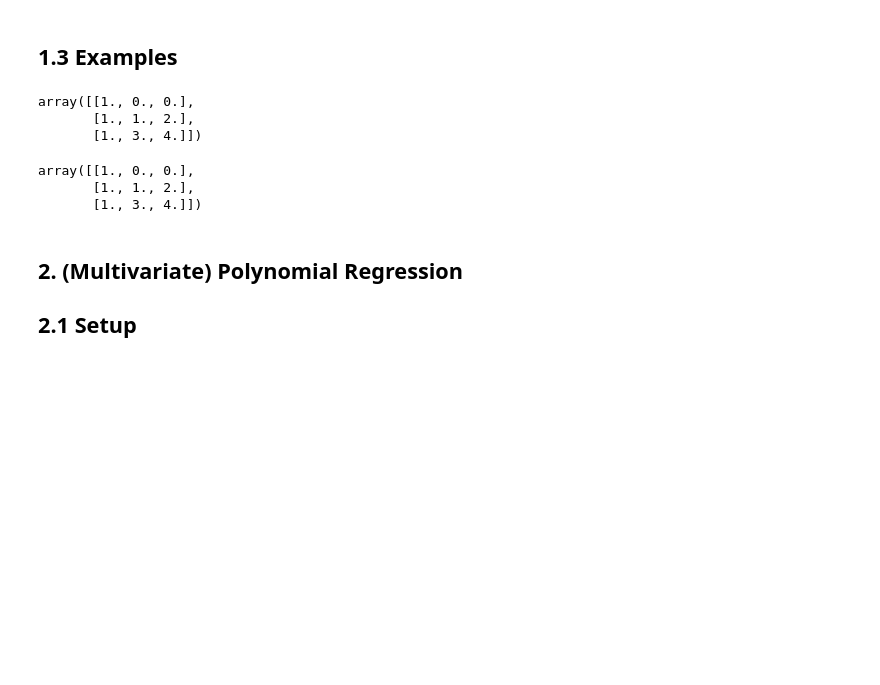
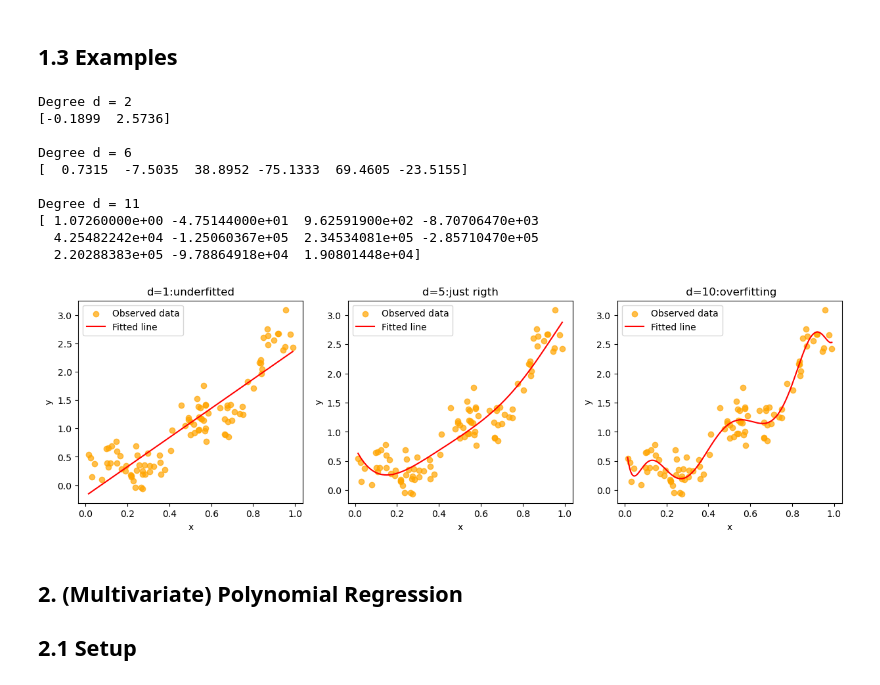
Before and after one commit to jci02/Machine-Learning-Theory, a Jupyter notebook: 1.Supervised Learning/1.Regression/3.(Multivariate) Polynomial Regression/(Multivariate) Polynomial Regression.ipynb, the cells around one changed output. Drawn from its saved outputs; the diff is of its cells as text; code cells hidden in the pictures; blank space fills up the shorter version.

```diff
--- a/1.Supervised Learning/1.Regression/3.(Multivariate) Polynomial Regression/(Multivariate) Polynomial Regression.ipynb
+++ b/1.Supervised Learning/1.Regression/3.(Multivariate) Polynomial Regression/(Multivariate) Polynomial Regression.ipynb
@@ -260,18 +387,54 @@ def Phi(x, d):
 # %% [markdown]
 <a class="anchor" id="example"></a>
 ## 1.3 Examples
-# %%
-np.c_[np.ones(3),np.array([[0,0],[1,2],[3,4]])]
-# %% [output]
-array([[1., 0., 0.],
-       [1., 1., 2.],
-       [1., 3., 4.]])
-# %%
-np.column_stack([np.ones(3),np.array([[0,0],[1,2],[3,4]])])
-# %% [output]
-array([[1., 0., 0.],
-       [1., 1., 2.],
-       [1., 3., 4.]])
+# %%
+# sample data
+x,y = poly_sample(np.array([0.2,0.5,2]),noise_std=0.20)
+
+theta_hist=[] # history of estimated thetas
+
+fig, axes = plt.subplots(nrows=1, ncols=3, figsize=(15,4))
+
+# iterate over axes and avoid axes[...]
+for ax,i,title in zip(axes, [2,6,11], ["d=1:underfitted", "d=5:just rigth", " d=10:overfitting"]):
+
+    # fit model
+    theta_hat = poly_reg(x, y, i)
+
+    theta_hist.append(theta_hat.copy())
+
+    # predictions (sort x for a clean line)
+    x_plot = np.linspace(x.min(), x.max(), 200)
+    y_plot = predict(x_plot, theta_hat)
+
+    # scatter plot of data
+    ax.scatter(x, y, label="Observed data", alpha=0.7, color="orange") # alpha = 0.7 controls transparency of points
+
+    # regression line
+    ax.plot(x_plot, y_plot, color="red",
+            label=f"Fitted line")
+
+    # labels
+    ax.set_xlabel("x")
+    ax.set_ylabel("y")
+    ax.set_title(title)
+    ax.legend()
+
+for i, theta in zip([2, 6, 11], theta_hist):
+    print(f"\nDegree d = {i}")
+    print(np.round(theta, 4))
+# %% [output]
+Degree d = 2
+[-0.1899  2.5736]
+
+Degree d = 6
+[  0.7315  -7.5035  38.8952 -75.1333  69.4605 -23.5155]
+
+Degree d = 11
+[ 1.07260000e+00 -4.75144000e+01  9.62591900e+02 -8.70706470e+03
+  4.25482242e+04 -1.25060367e+05  2.34534081e+05 -2.85710470e+05
+  2.20288383e+05 -9.78864918e+04  1.90801448e+04]
+[figure, added]
 # %% [markdown]
 <a class="anchor" id="poly"></a>
 ## 2. (Multivariate) Polynomial Regression
```
Also changed, not shown: parts of 4 cells of this notebook.
